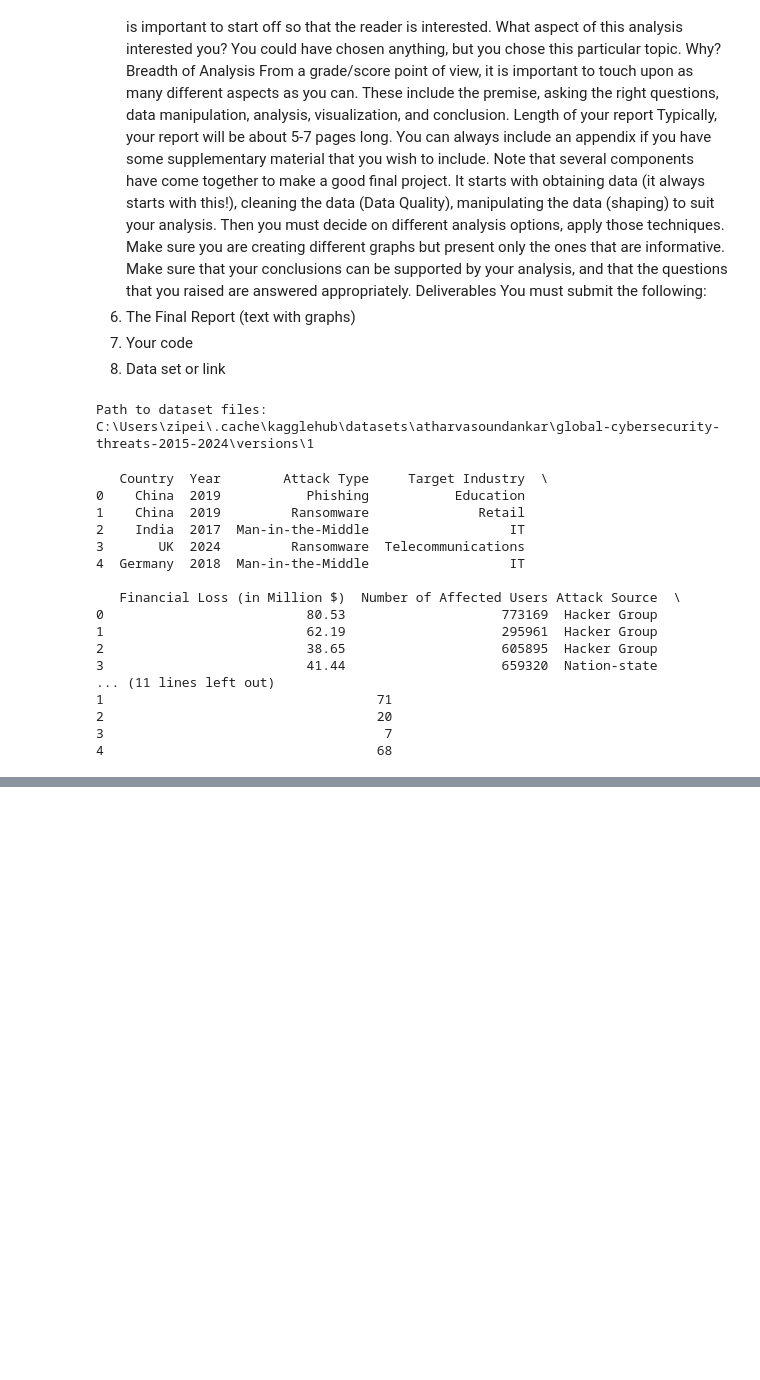
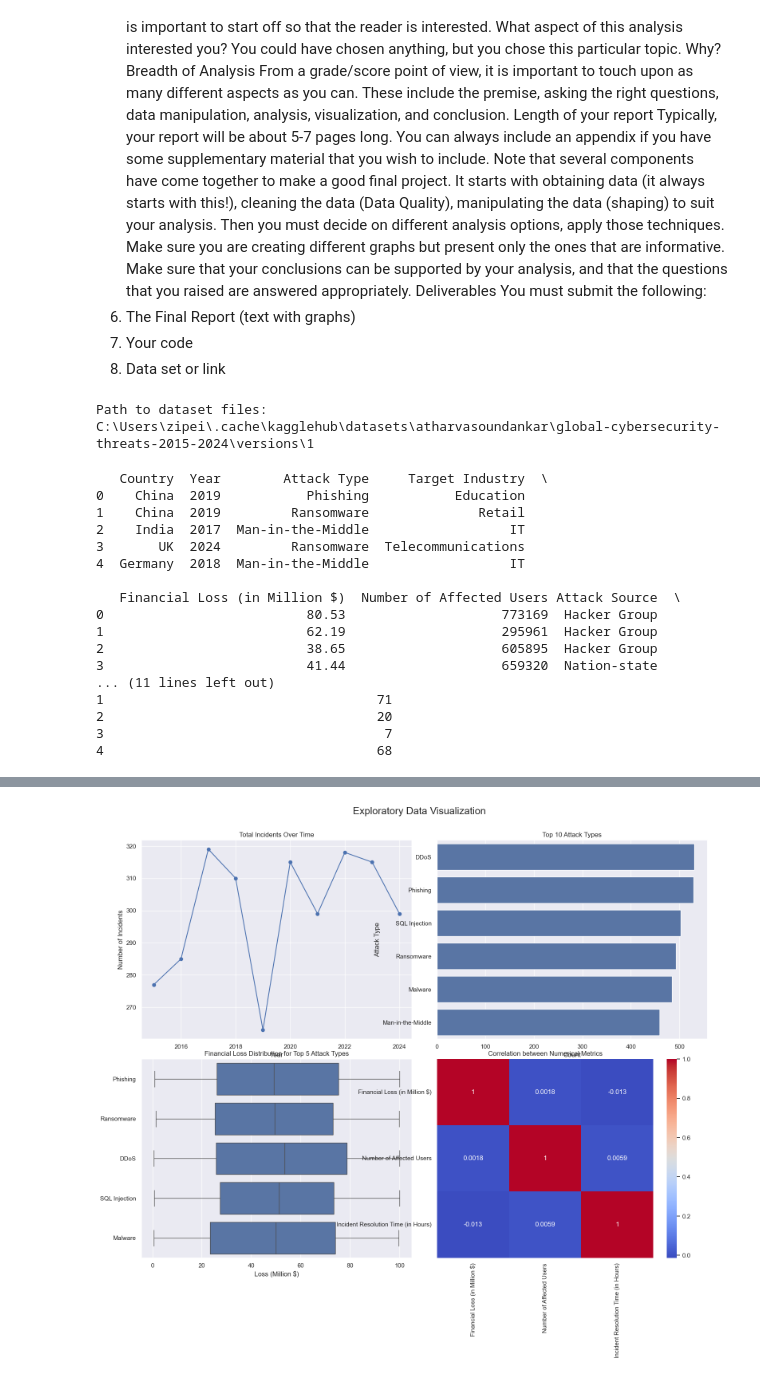
Before and after one commit to soObeibei/CPME255-CyberSecurity, a Jupyter notebook: project.ipynb, the cells around one changed output, grey strips where cells are left out. Cells and saved outputs as stored; diff of their text form; code cells hidden in the pictures; blank space fills up the shorter version.

Commit message:
generated some descriptive visuals

```diff
--- a/project.ipynb
+++ b/project.ipynb
@@ -96,0 +160,92 @@ Step 3: Perform exploratory analysis and visualization
+# %%
+# 1) Apply Seaborn theme
+sns.set_theme()
+
+# 2) Compute total incidents per year
+incidents_per_year = (
+    df
+    .groupby('Year')
+    .size()
+    .reset_index(name='Incident_Count')
+)
+
+# 3) Set up a 2×2 grid
+fig, axes = plt.subplots(2, 2, figsize=(15, 12))
+fig.tight_layout(rect=[0, 0, 1, 0.93])
+fig.suptitle('Exploratory Data Visualization', fontsize=18)
+
+# — Plot 1: Total incidents over time —
+axes[0,0].plot(
+    incidents_per_year['Year'],
+    incidents_per_year['Incident_Count'],
+    marker='o'
+)
+axes[0,0].set_title('Total Incidents Over Time')
+axes[0,0].set_xlabel('Year')
+axes[0,0].set_ylabel('Number of Incidents')
+
+# — Plot 2: Top 10 attack types (overall) —
+top_attacks = (
+    df['Attack Type']
+    .value_counts()
+    .nlargest(10)
+)
+sns.barplot(
+    x=top_attacks.values,
+    y=top_attacks.index,
+    ax=axes[0,1]
+)
+axes[0,1].set_title('Top 10 Attack Types')
+axes[0,1].set_xlabel('Count')
+axes[0,1].set_ylabel('Attack Type')
+
+# — Plot 3: Distribution of Financial Loss by Attack Type —
+#    (showing only top 5 types for readability)
+top5 = top_attacks.index[:5]
+sns.boxplot(
+    y='Attack Type',
+    x='Financial Loss (in Million $)',
+    data=df[df['Attack Type'].isin(top5)],
+    ax=axes[1,0]
+)
+axes[1,0].set_title('Financial Loss Distribution for Top 5 Attack Types')
+axes[1,0].set_xlabel('Loss (Million $)')
+axes[1,0].set_ylabel('')
+
+# — Plot 4: Correlation heatmap of numerical fields —
+num_cols = [
+    'Financial Loss (in Million $)',
+    'Number of Affected Users',
+    'Incident Resolution Time (in Hours)'
+]
+corr = df[num_cols].corr()
+sns.heatmap(
+    corr,
+    annot=True,
+    cmap='coolwarm',
+    ax=axes[1,1]
+)
+axes[1,1].set_title('Correlation between Numerical Metrics')
+
+plt.show()
+
+
+# — Additional detail: Trends of top 3 attack types over time —
+plt.figure(figsize=(12,6))
+for atk in top_attacks.index[:3]:
+    yearly = (
+        df[df['Attack Type']==atk]
+        .groupby('Year')
+        .size()
+        .rename(atk)
+    )
+    plt.plot(yearly.index, yearly.values, marker='o', label=atk)
+
+plt.title('Yearly Trends for Top 3 Attack Types')
+plt.xlabel('Year')
+plt.ylabel('Incident Count')
+plt.legend()
+plt.tight_layout()
+plt.show()
+# %% [output]
+[figure, added]
```
Also changed, not shown: parts of 5 cells of this notebook, 1 other file.
